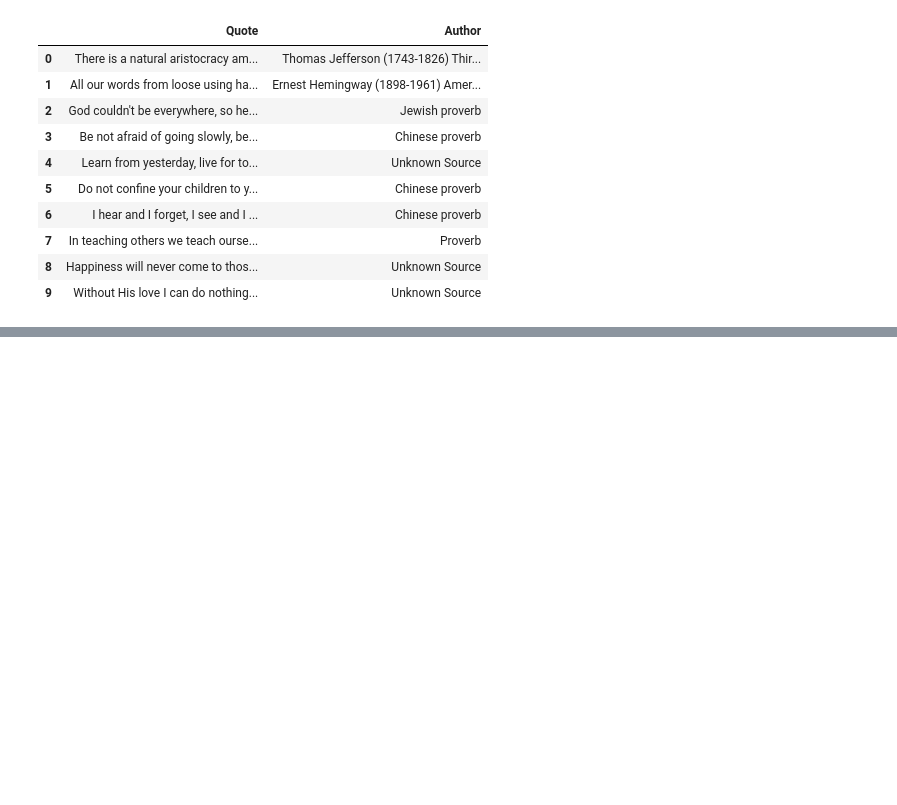
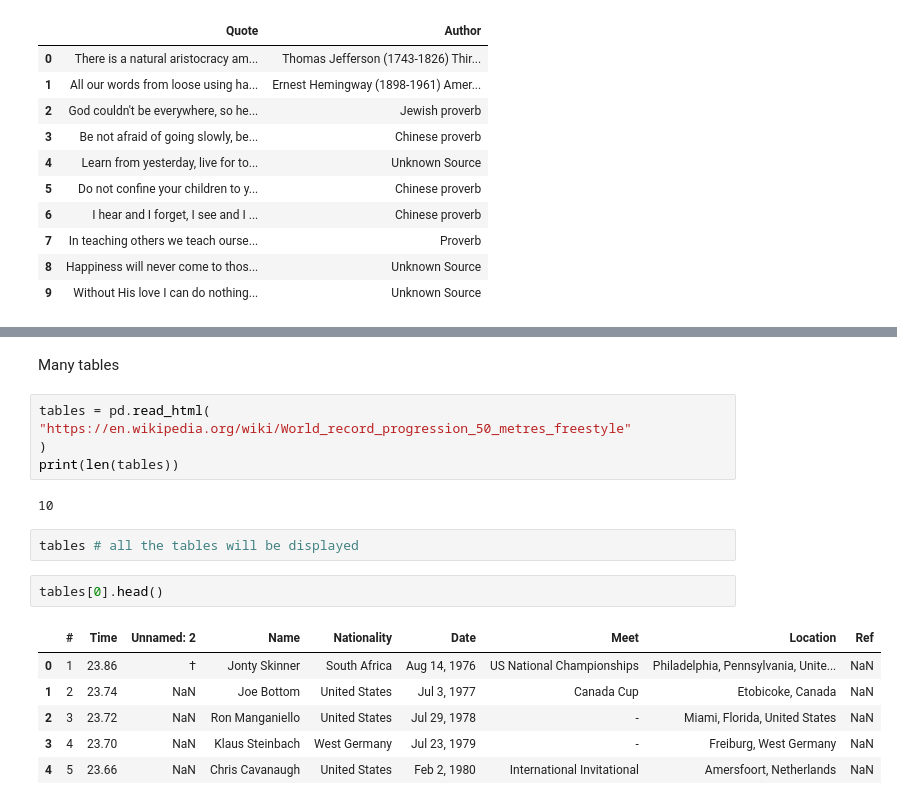
Before and after one commit to maungmoemyint/course2subject02, a Jupyter notebook: course2subject03unit02.ipynb, the cells around one changed output, grey strips where cells are left out. Saved outputs shown, nothing was run; the diff lists cells and outputs as text; blank space fills up the shorter version.

Commit message:
Tables from web page
Getting data from tables

```diff
--- a/course2subject03unit02.ipynb
+++ b/course2subject03unit02.ipynb
@@ -255,0 +275,20 @@ df
+# %% [markdown]
+Many tables
+# %%
+tables = pd.read_html(
+"https://en.wikipedia.org/wiki/World_record_progression_50_metres_freestyle"
+)
+print(len(tables))
+# %% [output]
+10
+# %%
+tables # all the tables will be displayed
+# %%
+tables[0].head()
+# %% [output]
+|  | # | Time | Unnamed: 2 | Name | Nationality | Date | Meet | Location | Ref |
+| 0 | 1 | 23.86 | † | Jonty Skinner | South Africa | Aug 14, 1976 | US National Championships | Philadelphia, Pennsylvania, Unite... | NaN |
+| 1 | 2 | 23.74 | NaN | Joe Bottom | United States | Jul 3, 1977 | Canada Cup | Etobicoke, Canada | NaN |
+| 2 | 3 | 23.72 | NaN | Ron Manganiello | United States | Jul 29, 1978 | - | Miami, Florida, United States | NaN |
+| 3 | 4 | 23.70 | NaN | Klaus Steinbach | West Germany | Jul 23, 1979 | - | Freiburg, West Germany | NaN |
+| 4 | 5 | 23.66 | NaN | Chris Cavanaugh | United States | Feb 2, 1980 | International Invitational | Amersfoort, Netherlands | NaN |
```
Also changed, not shown: parts of 11 cells of this notebook.
